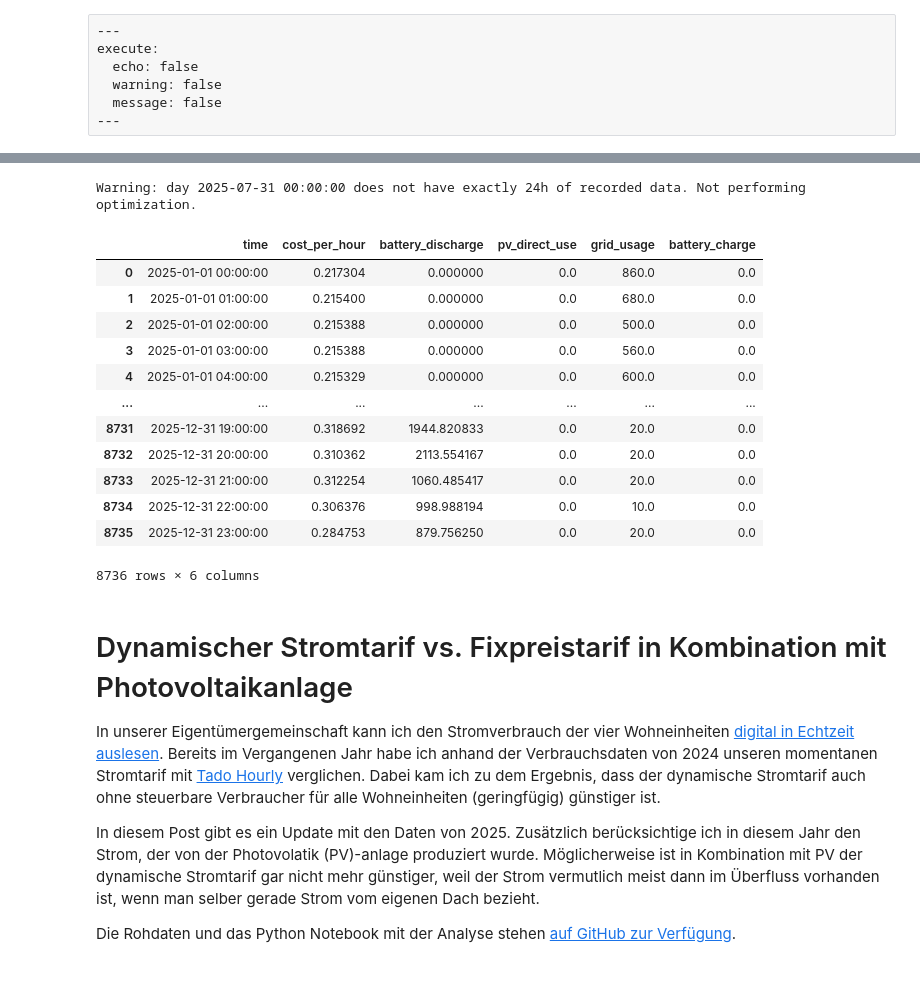
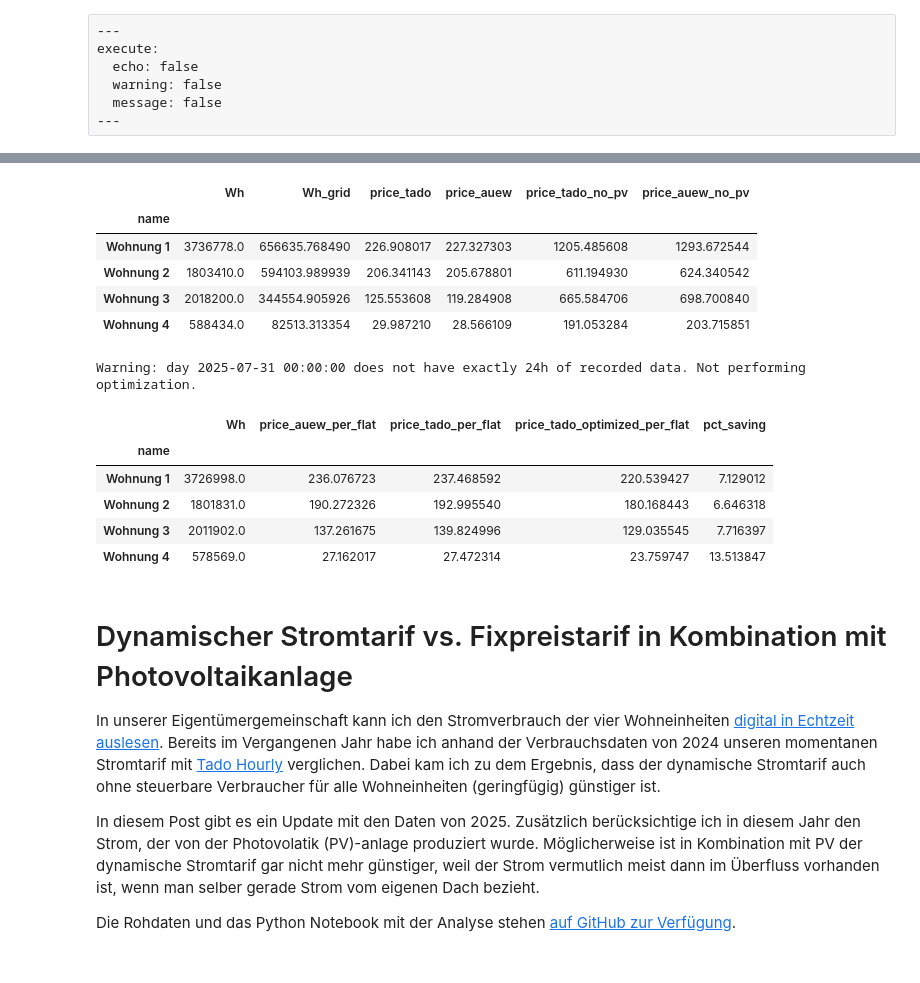
Before and after one commit to grst/dynamischer-stromtarif, a Jupyter notebook: src/dynamischer-stromtarif-pv.ipynb, the cells around one changed output, grey strips where cells are left out. Saved outputs shown, nothing was run; the diff lists cells and outputs as text; code cells hidden in the pictures.

```diff
--- a/src/dynamischer-stromtarif-pv.ipynb
+++ b/src/dynamischer-stromtarif-pv.ipynb
@@ -124 +145,10 @@ production
+# %%
+cost_per_year
+# %% [output]
+|  | Wh | Wh_grid | price_tado | price_auew | price_tado_no_pv | price_auew_no_pv |
+| name |  |  |  |  |  |  |
+| Wohnung 1 | 3736778.0 | 656635.768490 | 226.908017 | 227.327303 | 1205.485608 | 1293.672544 |
+| Wohnung 2 | 1803410.0 | 594103.989939 | 206.341143 | 205.678801 | 611.194930 | 624.340542 |
+| Wohnung 3 | 2018200.0 | 344554.905926 | 125.553608 | 119.284908 | 665.584706 | 698.700840 |
+| Wohnung 4 | 588434.0 | 82513.313354 | 29.987210 | 28.566109 | 191.053284 | 203.715851 |
 # %%
@@ -175,21 +243,53 @@ def optimize_cost_using_storage(df, debug: bool = False):
     )
 # %%
-usage_optimized = production.merge(hourly_price, left_on="time", right_on="start").groupby("day").apply(optimize_cost_using_storage, debug=False).reset_index(drop=True)
+production_optimized_per_day = (
+    production.merge(hourly_price, left_on="time", right_on="start")
+    .groupby("day")
+    .apply(optimize_cost_using_storage, debug=False)
+    .reset_index(drop=True)
+    .assign(
+        total_prod_optimized=lambda x: x["grid_usage_optimized"] + x["pv_production"] + x["battery_discharge_optimized"],
+        total_prod=lambda x: x["grid_usage"] + x["pv_production"] + x["battery_discharge"],
+    ).assign(
+        price_tado_optimized=lambda x: x["grid_usage_optimized"] * x["hourly_price"] / 1000,
+        price_tado=lambda x: x["grid_usage"] * x["hourly_price"] / 1000,
+        price_auew=lambda x: x["grid_usage"] * AEUW_FEE_PER_KWH / 1000,
+        day=lambda x: x["time"].dt.strftime("%Y-%m-%d"),
+    )
+    .drop(columns=["time"])
+    .groupby("day")
+    .sum()
+)
+
+consumption_per_day = (
+    consumption.assign(day=lambda x: x["time"].dt.strftime("%Y-%m-%d"))
+    .drop(columns="time")
+    .groupby(["day", "name"])
+    .sum()
+    .reset_index()
+    .groupby("day")
+    .apply(lambda x: x.assign(Wh_total=lambda y: y["Wh"].sum()))
+    .reset_index(drop=True)
+)
+
+cost_df_optimized = production_optimized_per_day.merge(consumption_per_day, on="day").assign(
+    price_auew_per_flat = lambda x: x["price_auew"] * (x["Wh"] / x["Wh_total"]),
+    price_tado_per_flat = lambda x: x["price_tado"] * (x["Wh"] / x["Wh_total"]),
+    price_tado_optimized_per_flat=lambda x: x["price_tado_optimized"] * (x["Wh"] / x["Wh_total"]),
+)
 # %% [output]
 Warning: day 2025-07-31 00:00:00 does not have exactly 24h of recorded data. Not performing optimization.
-|  | time | cost_per_hour | battery_discharge | pv_direct_use | grid_usage | battery_charge |
-| 0 | 2025-01-01 00:00:00 | 0.217304 | 0.000000 | 0.0 | 860.0 | 0.0 |
-| 1 | 2025-01-01 01:00:00 | 0.215400 | 0.000000 | 0.0 | 680.0 | 0.0 |
-| 2 | 2025-01-01 02:00:00 | 0.215388 | 0.000000 | 0.0 | 500.0 | 0.0 |
-| 3 | 2025-01-01 03:00:00 | 0.215388 | 0.000000 | 0.0 | 560.0 | 0.0 |
-| 4 | 2025-01-01 04:00:00 | 0.215329 | 0.000000 | 0.0 | 600.0 | 0.0 |
-| ... | ... | ... | ... | ... | ... | ... |
-| 8731 | 2025-12-31 19:00:00 | 0.318692 | 1944.820833 | 0.0 | 20.0 | 0.0 |
-| 8732 | 2025-12-31 20:00:00 | 0.310362 | 2113.554167 | 0.0 | 20.0 | 0.0 |
-| 8733 | 2025-12-31 21:00:00 | 0.312254 | 1060.485417 | 0.0 | 20.0 | 0.0 |
-| 8734 | 2025-12-31 22:00:00 | 0.306376 | 998.988194 | 0.0 | 10.0 | 0.0 |
-| 8735 | 2025-12-31 23:00:00 | 0.284753 | 879.756250 | 0.0 | 20.0 | 0.0 |
-8736 rows × 6 columns
+# %%
+cost_df_optimized.groupby("name")[
+    ["Wh", "price_auew_per_flat", "price_tado_per_flat", "price_tado_optimized_per_flat"]
+].sum().assign(pct_saving = lambda x: (1 - (x["price_tado_optimized_per_flat"] / x["price_tado_per_flat"])) * 100)
+# %% [output]
+|  | Wh | price_auew_per_flat | price_tado_per_flat | price_tado_optimized_per_flat | pct_saving |
+| name |  |  |  |  |  |
+| Wohnung 1 | 3726998.0 | 236.076723 | 237.468592 | 220.539427 | 7.129012 |
+| Wohnung 2 | 1801831.0 | 190.272326 | 192.995540 | 180.168443 | 6.646318 |
+| Wohnung 3 | 2011902.0 | 137.261675 | 139.824996 | 129.035545 | 7.716397 |
+| Wohnung 4 | 578569.0 | 27.162017 | 27.472314 | 23.759747 | 13.513847 |
 # %% [markdown]
 # Dynamischer Stromtarif vs. Fixpreistarif in Kombination mit Photovoltaikanlage
 
```
Also changed, not shown: parts of 11 cells of this notebook.
